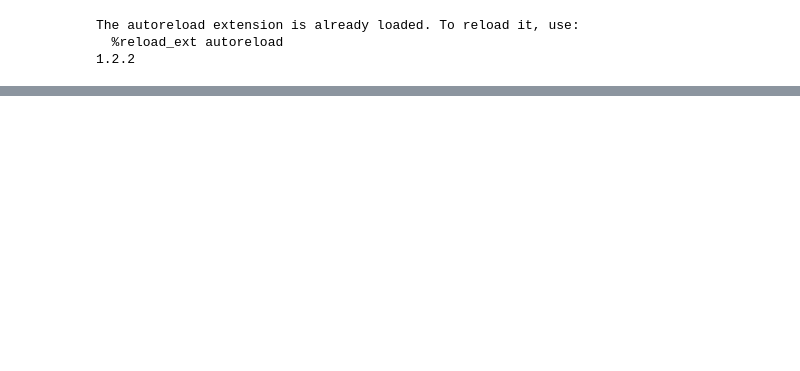
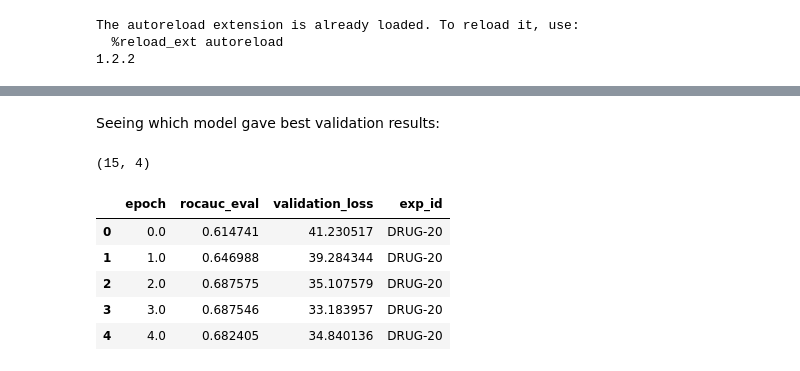
Before and after one commit to hugovergnes/drug-PAN, a Jupyter notebook: code/train_model_colab.ipynb, the cells around one changed output, grey strips where cells are left out. Cells and saved outputs as stored; diff of their text form; code cells hidden in the pictures; blank space fills up the shorter version.

Commit message:
Baseline model and getting results across n iterations

```diff
--- a/code/train_model_colab.ipynb
+++ b/code/train_model_colab.ipynb
@@ -228,0 +214,22 @@ DATALOADER:0 TEST RESULTS
+# %% [markdown]
+Seeing which model gave best validation results:
+# %%
+import neptune
+myproj = neptune.init("leyldy/drugs-PAN", api_token='eyJhcGlfYWRkcmVzcyI6Imh0dHBzOi8vdWkubmVwdHVuZS5haSIsImFwaV91cmwiOiJodHRwczovL3VpLm5lcHR1bmUuYWkiLCJhcGlfa2V5IjoiZDMyZTE4YmUtZTU1Yy00MDhhLTgyMzMtOTJiNzJjMTdkYWJkIn0=')
+full_results = pd.DataFrame()
+for myexp in myproj.get_experiments()[-num_iters:]:
+  seed_result = myexp.get_numeric_channels_values('validation_loss', 'rocauc_eval')
+  seed_result['exp_id'] = myexp.id
+  full_results = pd.concat([full_results, seed_result], axis=0)
+
+full_results.rename(columns={'x': 'epoch'}, inplace=True)
+print(full_results.shape)
+full_results.head()
+# %% [output]
+(15, 4)
+|  | epoch | rocauc_eval | validation_loss | exp_id |
+| 0 | 0.0 | 0.614741 | 41.230517 | DRUG-20 |
+| 1 | 1.0 | 0.646988 | 39.284344 | DRUG-20 |
+| 2 | 2.0 | 0.687575 | 35.107579 | DRUG-20 |
+| 3 | 3.0 | 0.687546 | 33.183957 | DRUG-20 |
+| 4 | 4.0 | 0.682405 | 34.840136 | DRUG-20 |
```
Also changed, not shown: parts of 18 cells of this notebook, 2 other files.
